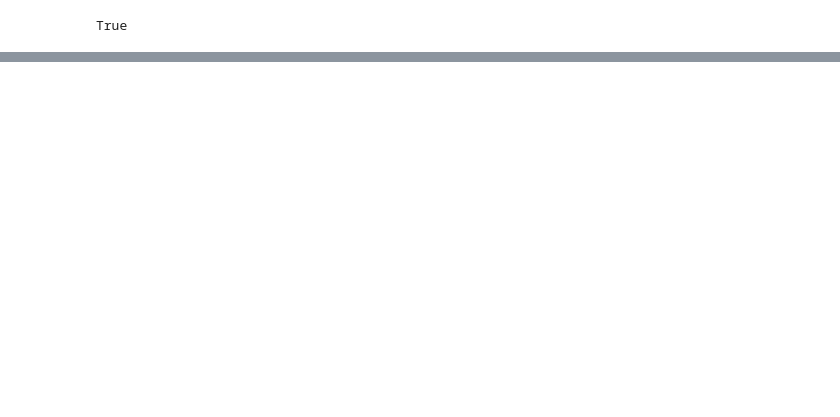
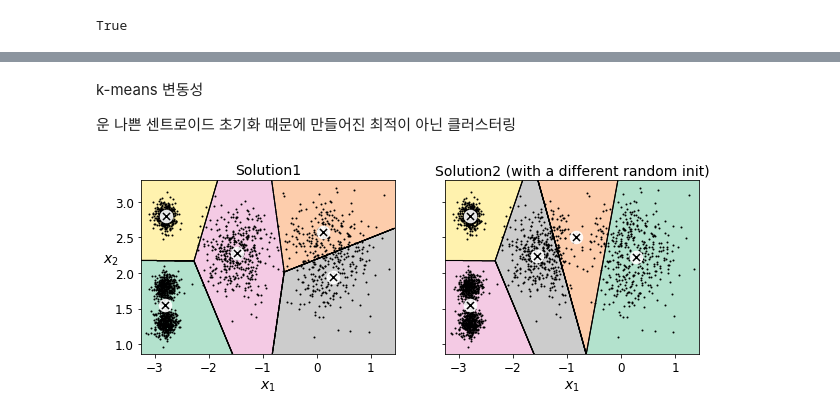
Before and after one commit to J-TKim/HandsOn_machinelearning2, a Jupyter notebook: 09_unsupervised_learning.ipynb, the cells around one changed output, grey strips where cells are left out. Cells and saved outputs as stored; diff of their text form; code cells hidden in the pictures; blank space fills up the shorter version.

```diff
--- a/09_unsupervised_learning.ipynb
+++ b/09_unsupervised_learning.ipynb
@@ -166,0 +225,11 @@ def plot_centroids():
+# %%
+kmeans_iter1 = KMeans(n_clusters=5, init="random", n_init=1,
+                      algorithm='full', max_iter=1, random_state=9)
+kmeans_iter2 = KMeans(n_clusters=5, init="random", n_init=1,
+                      algorithm='full', max_iter=2, random_state=9)
+kmeans_iter3 = KMeans(n_clusters=5, init="random", n_init=1,
+                      algorithm='full', max_iter=3, random_state=9)
+
+kmeans_iter1.fit(X)
+kmeans_iter2.fit(X)
+kmeans_iter3.fit(X)
@@ -166,0 +271,32 @@ def plot_centroids():
+# %% [markdown]
+k-means 변동성
+
+운 나쁜 센트로이드 초기화 때문에 만들어진 최적이 아닌 클러스터링
+# %%
+def plot_cluster_comparison(cluster1, cluster2, X, title1=None, title2=None):
+  cluster1.fit(X)
+  cluster2.fit(X)
+
+  plt.figure(figsize=(10, 3.2))
+
+  plt.subplot(121)
+  plot_decision_boundaries(cluster1, X)
+  if title1:
+    plt.title(title1, fontsize=14)
+
+  plt.subplot(122)
+  plot_decision_boundaries(cluster2, X, show_ylabels=False)
+  if title2:
+    plt.title(title2, fontsize=14)
+# %%
+kmeans_rnd_init1 = KMeans(n_clusters=5, init='random', n_init=1,
+                          algorithm='full', random_state=42)
+kmeans_rnd_init2 = KMeans(n_clusters=5, init='random', n_init=1,
+                          algorithm='full', random_state=51)
+
+plot_cluster_comparison(kmeans_rnd_init1, kmeans_rnd_init2, X,
+                        'Solution1', 'Solution2 (with a different random init)')
+
+plt.show()
+# %% [output]
+[figure, added]
```
Also changed, not shown: parts of 13 cells of this notebook.
